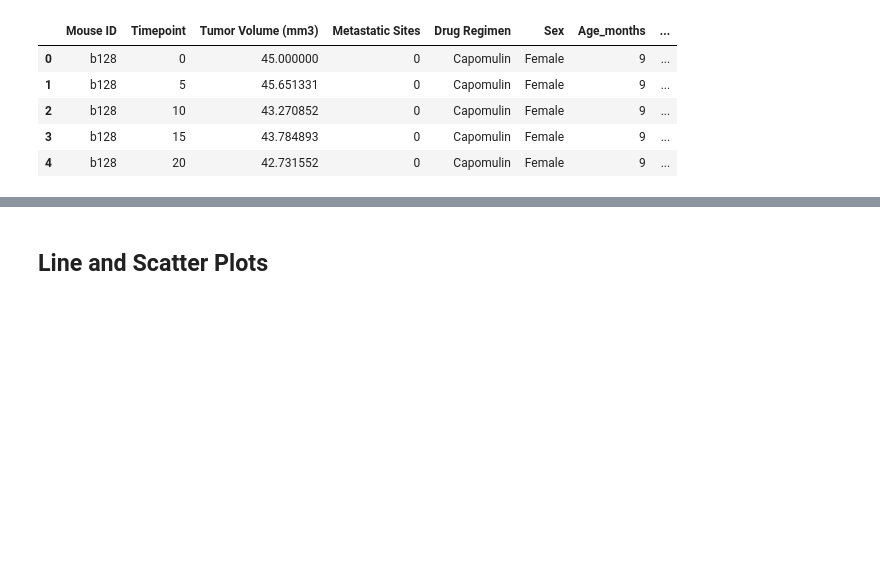
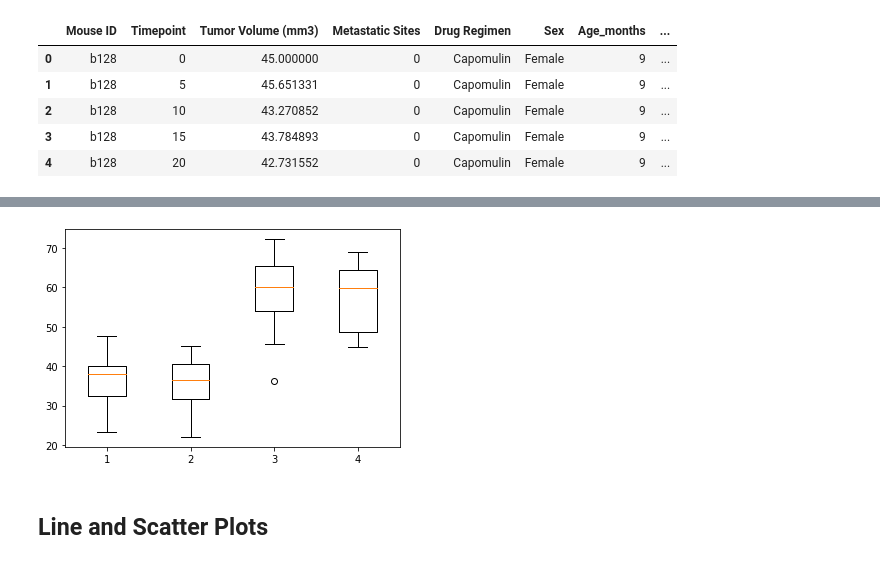
Before and after one commit to scottcerny949/matplotlib_challenge, a Jupyter notebook: Pymaceuticals/pymaceuticals.ipynb, the cells around one changed output, grey strips where cells are left out. Cells and saved outputs as stored; diff of their text form; code cells hidden in the pictures; blank space fills up the shorter version.

```diff
--- a/Pymaceuticals/pymaceuticals.ipynb
+++ b/Pymaceuticals/pymaceuticals.ipynb
@@ -477,5 +522,10 @@ merged_new_df.head()
 # %%
 # Generate a box plot of the final tumor volume of each mouse across four regimens of interest
+plt.boxplot(tumor_vol_list)
+plt.show()
+#make pretty
+# %% [output]
+[figure, added]
 # %% [markdown]
 ## Line and Scatter Plots
 # %%
```
Also changed, not shown: parts of 2 cells of this notebook.
